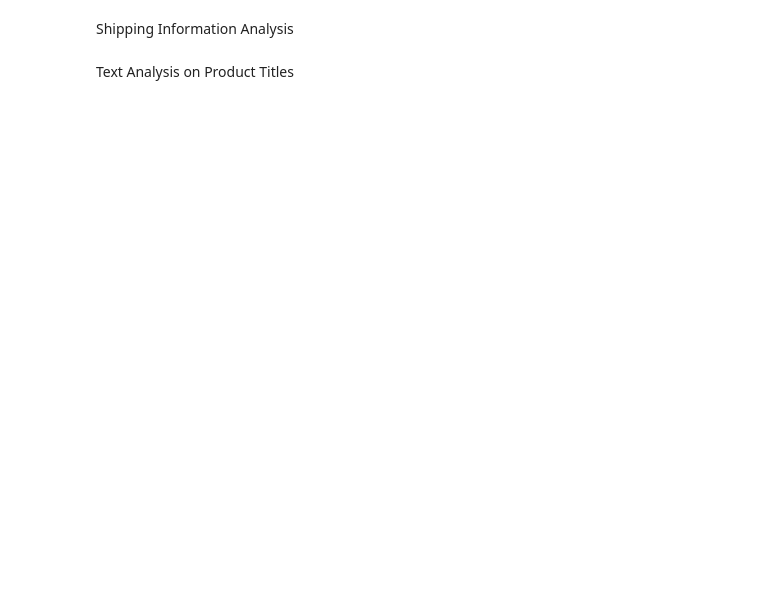
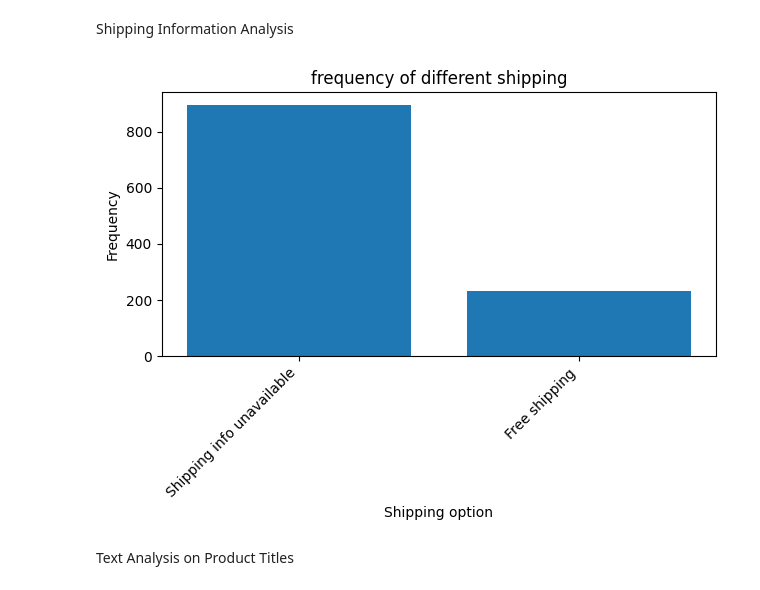
Before and after one commit to danad1821/COSC482-Assignment5, a Jupyter notebook: EDA.ipynb, the cells around one changed output. Cells and saved outputs as stored; diff of their text form; code cells hidden in the pictures; blank space fills up the shorter version.

```diff
--- a/EDA.ipynb
+++ b/EDA.ipynb
@@ -37,4 +79,25 @@ Price and Discount Analysis
 # %% [markdown]
 Shipping Information Analysis
+# %%
+#Shipping Information Analysis
+# Count the frequency of different shipping options.
+shipping_options = df['shipping'].unique()
+counts=[]
+for op in shipping_options:
+    counts.append((df['shipping']==op).sum())
+
+fig, ax = plt.subplots()
+
+ax.bar(shipping_options, counts)
+ax.set_ylabel('Frequency')
+ax.set_xlabel('Shipping option')
+ax.set_title('frequency of different shipping')
+
+plt.xticks(rotation=45, ha='right')
+plt.tight_layout() #prevents label overlap
+
+plt.show()
+# %% [output]
+[figure, added]
 # %% [markdown]
 Text Analysis on Product Titles
```
Also changed, not shown: parts of 7 cells of this notebook, 2 other files.
